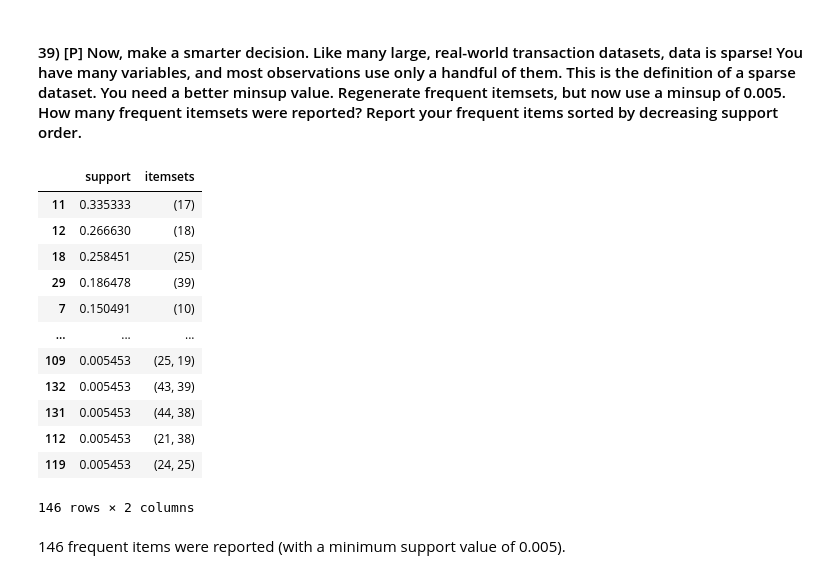
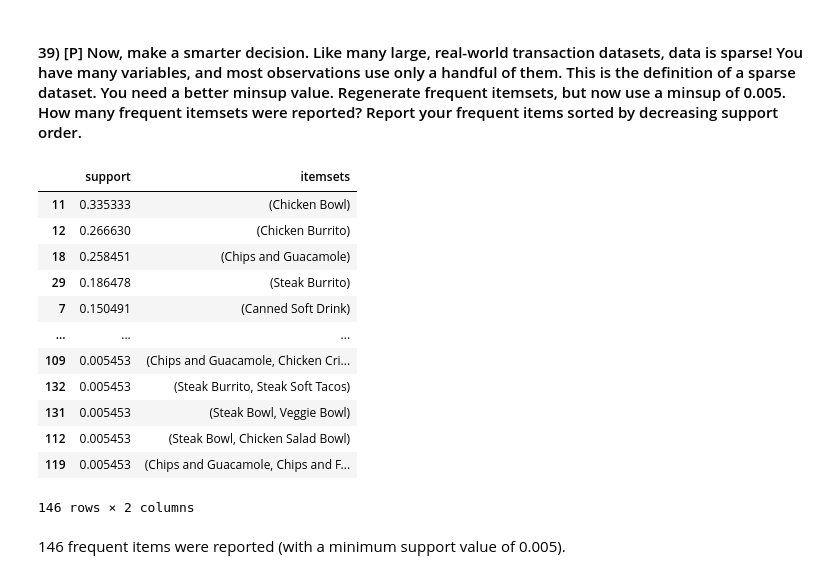
Before and after one commit to ks061/data-mining, a Jupyter notebook: labs/lab09.ipynb, the cells around one changed output. Drawn from its saved outputs; the diff is of its cells as text; code cells hidden in the pictures.

```diff
--- a/labs/lab09.ipynb
+++ b/labs/lab09.ipynb
@@ -588,21 +591,21 @@ display(num_transactions_by_item.head()) # verifying output
 # %% [markdown]
 #### 39) [P] Now, make a smarter decision. Like many large, real-world transaction datasets, data is sparse! You have many variables, and most observations use only a handful of them. This is the definition of a sparse dataset. You need a better minsup value. Regenerate frequent itemsets, but now use a minsup of 0.005. How many frequent itemsets were reported? Report your frequent items sorted by decreasing support order.
 # %%
-apriori(df_chip_item_binarized, min_support=0.005)\
+apriori(df_chip_item_binarized, min_support=0.005, use_colnames=True)\
 .sort_values(by=["support"], ascending=False)
 # %% [output]
 |  | support | itemsets |
-| 11 | 0.335333 | (17) |
-| 12 | 0.266630 | (18) |
-| 18 | 0.258451 | (25) |
-| 29 | 0.186478 | (39) |
-| 7 | 0.150491 | (10) |
+| 11 | 0.335333 | (Chicken Bowl) |
+| 12 | 0.266630 | (Chicken Burrito) |
+| 18 | 0.258451 | (Chips and Guacamole) |
+| 29 | 0.186478 | (Steak Burrito) |
+| 7 | 0.150491 | (Canned Soft Drink) |
 | ... | ... | ... |
-| 109 | 0.005453 | (25, 19) |
-| 132 | 0.005453 | (43, 39) |
-| 131 | 0.005453 | (44, 38) |
-| 112 | 0.005453 | (21, 38) |
-| 119 | 0.005453 | (24, 25) |
+| 109 | 0.005453 | (Chips and Guacamole, Chicken Cri... |
+| 132 | 0.005453 | (Steak Burrito, Steak Soft Tacos) |
+| 131 | 0.005453 | (Steak Bowl, Veggie Bowl) |
+| 112 | 0.005453 | (Steak Bowl, Chicken Salad Bowl) |
+| 119 | 0.005453 | (Chips and Guacamole, Chips and F... |
 146 rows × 2 columns
 # %% [markdown]
 146 frequent items were reported (with a minimum support value of 0.005).
```
Also changed, not shown: parts of 41 cells of this notebook.
